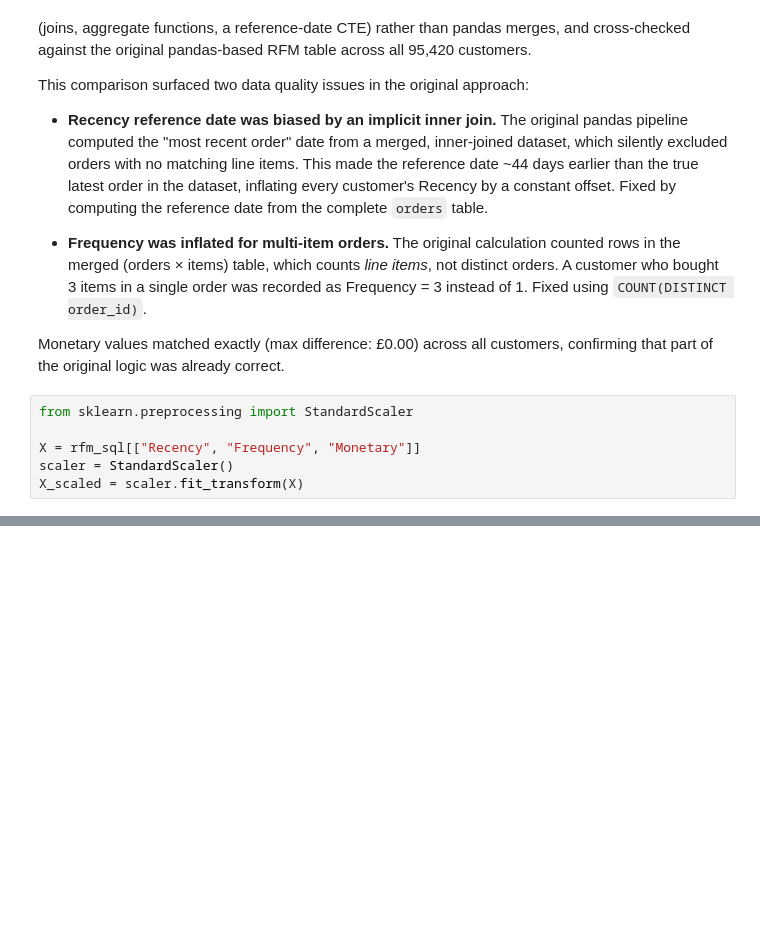
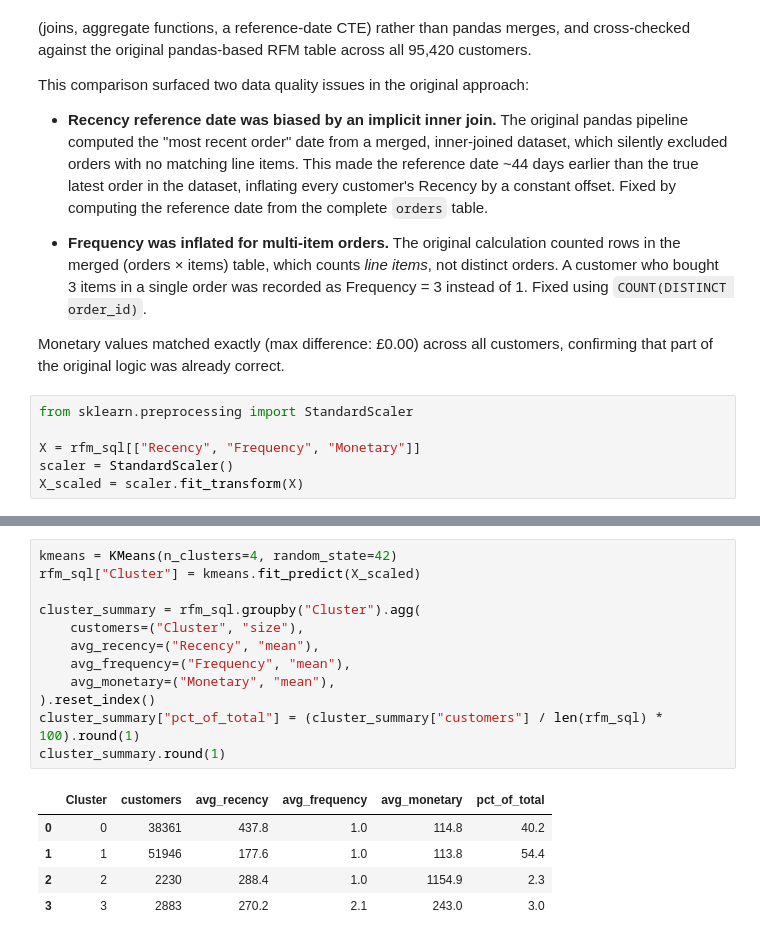
Before and after one commit to Siripirun/customer-segmentation-rfm, a Jupyter notebook: customer-segmentation-project-rfm-analysis.ipynb, the cells around one changed output, grey strips where cells are left out. Saved outputs shown, nothing was run; the diff lists cells and outputs as text; blank space fills up the shorter version.

Commit message:
Add files via upload
Add K-means clustering, GenAI segment insights, and Responsible AI review

```diff
--- a/customer-segmentation-project-rfm-analysis.ipynb
+++ b/customer-segmentation-project-rfm-analysis.ipynb
@@ -353,0 +358,18 @@ X_scaled = scaler.fit_transform(X)
+# %%
+kmeans = KMeans(n_clusters=4, random_state=42)
+rfm_sql["Cluster"] = kmeans.fit_predict(X_scaled)
+
+cluster_summary = rfm_sql.groupby("Cluster").agg(
+    customers=("Cluster", "size"),
+    avg_recency=("Recency", "mean"),
+    avg_frequency=("Frequency", "mean"),
+    avg_monetary=("Monetary", "mean"),
+).reset_index()
+cluster_summary["pct_of_total"] = (cluster_summary["customers"] / len(rfm_sql) * 100).round(1)
+cluster_summary.round(1)
+# %% [output]
+|  | Cluster | customers | avg_recency | avg_frequency | avg_monetary | pct_of_total |
+| 0 | 0 | 38361 | 437.8 | 1.0 | 114.8 | 40.2 |
+| 1 | 1 | 51946 | 177.6 | 1.0 | 113.8 | 54.4 |
+| 2 | 2 | 2230 | 288.4 | 1.0 | 1154.9 | 2.3 |
+| 3 | 3 | 2883 | 270.2 | 2.1 | 243.0 | 3.0 |
```
Also changed, not shown: parts of 5 cells of this notebook.
